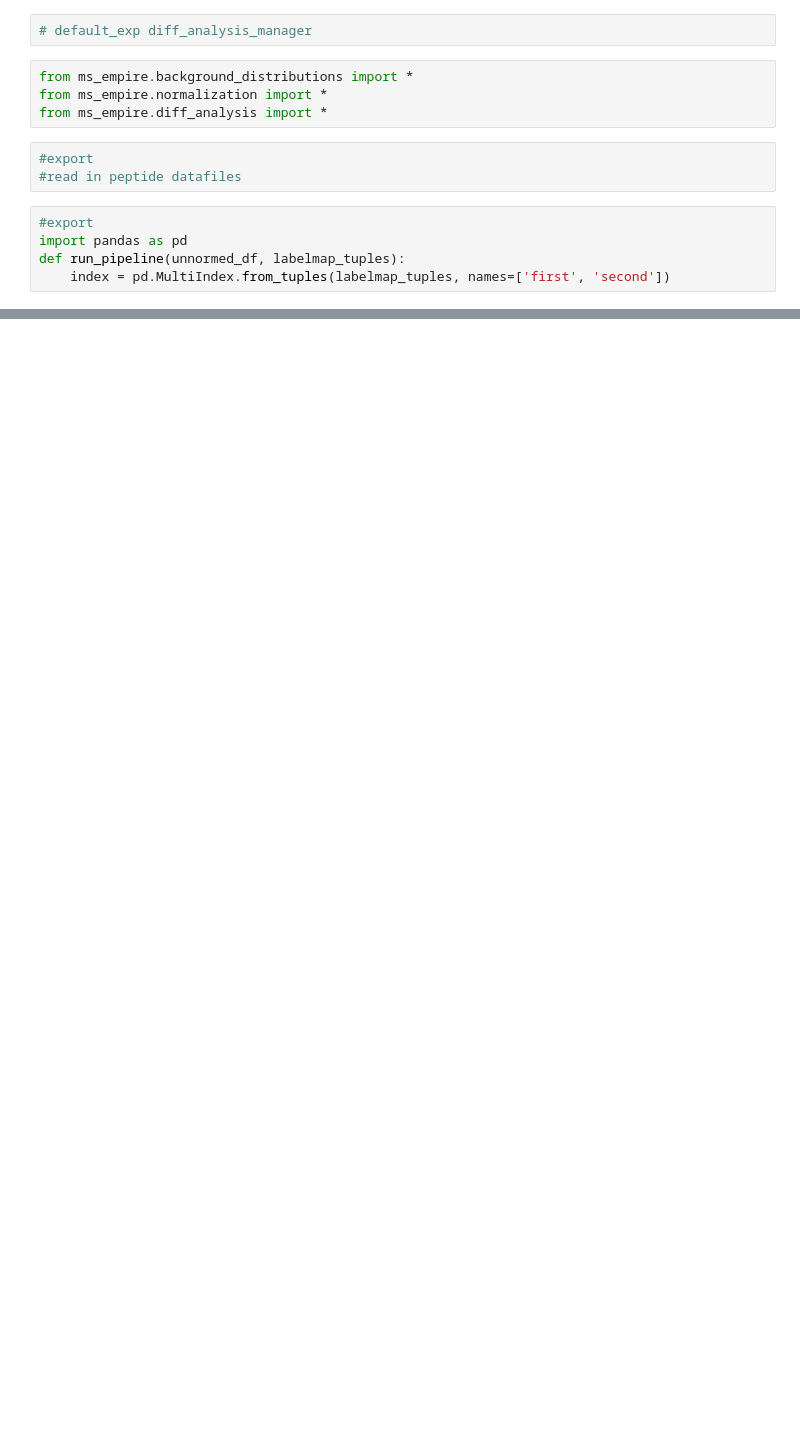
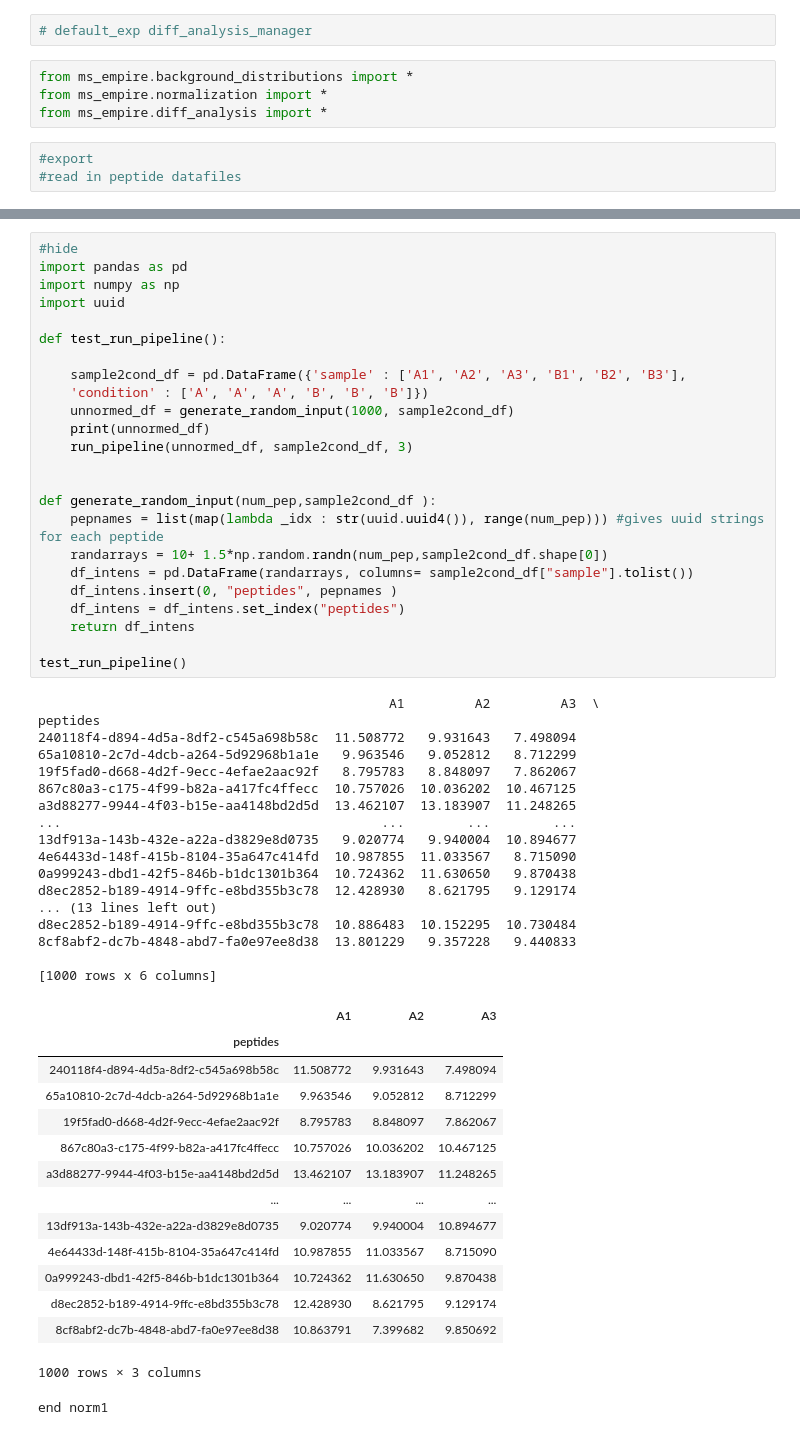
Before and after one commit to MannLabs/alphaquant, a Jupyter notebook: 01_diff_analysis_manager.ipynb, the cells around one changed output, grey strips where cells are left out. Saved outputs shown, nothing was run; the diff lists cells and outputs as text; blank space fills up the shorter version.

```diff
--- a/01_diff_analysis_manager.ipynb
+++ b/01_diff_analysis_manager.ipynb
@@ -7,8 +7,3 @@ from ms_empire.diff_analysis import *
 # %%
 #export
 #read in peptide datafiles
-# %%
-#export
-import pandas as pd
-def run_pipeline(unnormed_df, labelmap_tuples):
-    index = pd.MultiIndex.from_tuples(labelmap_tuples, names=['first', 'second'])
@@ -20,0 +48,57 @@ NameError: name 'index' is not defined
+# %%
+#hide
+import pandas as pd
+import numpy as np
+import uuid
+
+def test_run_pipeline():
+
+    sample2cond_df = pd.DataFrame({'sample' : ['A1', 'A2', 'A3', 'B1', 'B2', 'B3'],
+    'condition' : ['A', 'A', 'A', 'B', 'B', 'B']})
+    unnormed_df = generate_random_input(1000, sample2cond_df)
+    print(unnormed_df)
+    run_pipeline(unnormed_df, sample2cond_df, 3)
+
+
+def generate_random_input(num_pep,sample2cond_df ):
+    pepnames = list(map(lambda _idx : str(uuid.uuid4()), range(num_pep))) #gives uuid strings for each peptide
+    randarrays = 10+ 1.5*np.random.randn(num_pep,sample2cond_df.shape[0])
+    df_intens = pd.DataFrame(randarrays, columns= sample2cond_df["sample"].tolist())
+    df_intens.insert(0, "peptides", pepnames )
+    df_intens = df_intens.set_index("peptides")
+    return df_intens
+
+test_run_pipeline()
+# %% [output]
+                                             A1         A2         A3  \
+peptides
+240118f4-d894-4d5a-8df2-c545a698b58c  11.508772   9.931643   7.498094
+65a10810-2c7d-4dcb-a264-5d92968b1a1e   9.963546   9.052812   8.712299
+19f5fad0-d668-4d2f-9ecc-4efae2aac92f   8.795783   8.848097   7.862067
+867c80a3-c175-4f99-b82a-a417fc4ffecc  10.757026  10.036202  10.467125
+a3d88277-9944-4f03-b15e-aa4148bd2d5d  13.462107  13.183907  11.248265
+...                                         ...        ...        ...
+13df913a-143b-432e-a22a-d3829e8d0735   9.020774   9.940004  10.894677
+4e64433d-148f-415b-8104-35a647c414fd  10.987855  11.033567   8.715090
+0a999243-dbd1-42f5-846b-b1dc1301b364  10.724362  11.630650   9.870438
+d8ec2852-b189-4914-9ffc-e8bd355b3c78  12.428930   8.621795   9.129174
+... (13 lines left out)
+d8ec2852-b189-4914-9ffc-e8bd355b3c78  10.886483  10.152295  10.730484
+8cf8abf2-dc7b-4848-abd7-fa0e97ee8d38  13.801229   9.357228   9.440833
+
+[1000 rows x 6 columns]
+|  | A1 | A2 | A3 |
+| peptides |  |  |  |
+| 240118f4-d894-4d5a-8df2-c545a698b58c | 11.508772 | 9.931643 | 7.498094 |
+| 65a10810-2c7d-4dcb-a264-5d92968b1a1e | 9.963546 | 9.052812 | 8.712299 |
+| 19f5fad0-d668-4d2f-9ecc-4efae2aac92f | 8.795783 | 8.848097 | 7.862067 |
+| 867c80a3-c175-4f99-b82a-a417fc4ffecc | 10.757026 | 10.036202 | 10.467125 |
+| a3d88277-9944-4f03-b15e-aa4148bd2d5d | 13.462107 | 13.183907 | 11.248265 |
+| ... | ... | ... | ... |
+| 13df913a-143b-432e-a22a-d3829e8d0735 | 9.020774 | 9.940004 | 10.894677 |
+| 4e64433d-148f-415b-8104-35a647c414fd | 10.987855 | 11.033567 | 8.715090 |
+| 0a999243-dbd1-42f5-846b-b1dc1301b364 | 10.724362 | 11.630650 | 9.870438 |
+| d8ec2852-b189-4914-9ffc-e8bd355b3c78 | 12.428930 | 8.621795 | 9.129174 |
+| 8cf8abf2-dc7b-4848-abd7-fa0e97ee8d38 | 10.863791 | 7.399682 | 9.850692 |
+1000 rows × 3 columns
+end norm1
```
Also changed, not shown: parts of 3 cells of this notebook, 4 other files.
